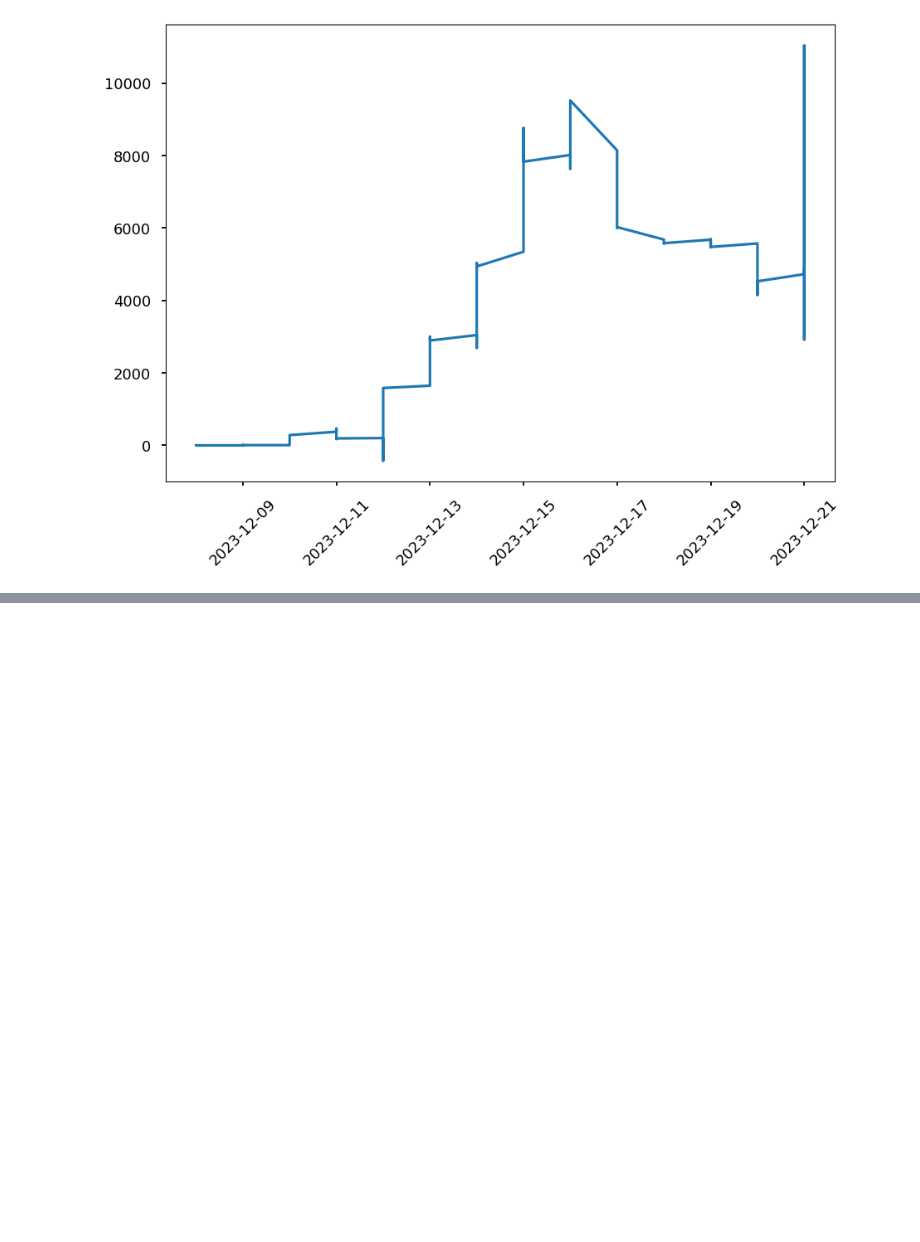
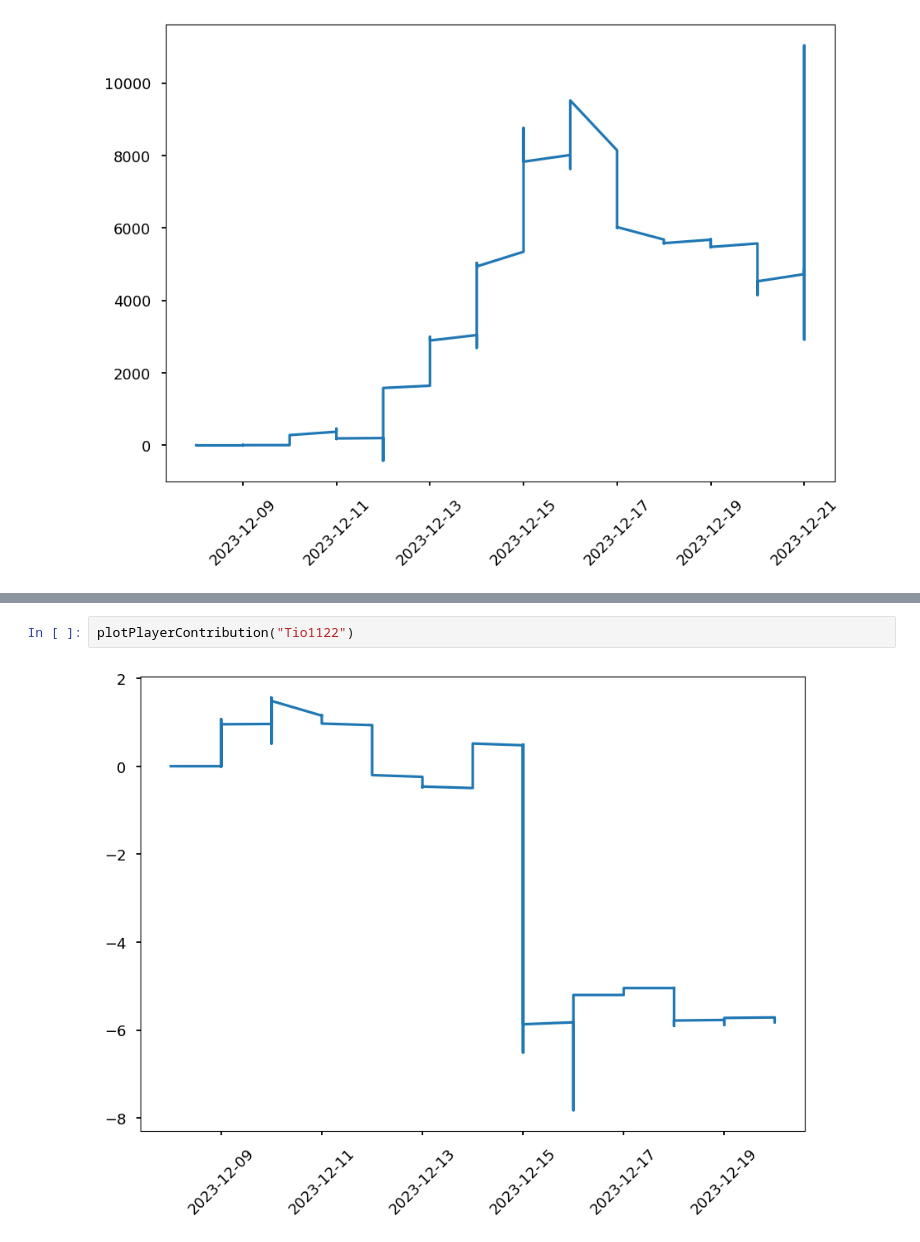
Before and after one commit to LucaTeodorescu/pathofexile-accounting, a Jupyter notebook: exploration.ipynb, the cells around one changed output, grey strips where cells are left out. Drawn from its saved outputs; the diff is of its cells as text; blank space fills up the shorter version.

```diff
--- a/exploration.ipynb
+++ b/exploration.ipynb
@@ -258,0 +290,4 @@ plt.plot_date(dates, CurrencySeriesLuac, linestyle='solid', marker='None')
+# %%
+plotPlayerContribution("Tio1122")
+# %% [output]
+[figure, added]
```
Also changed, not shown: parts of 5 cells of this notebook.
